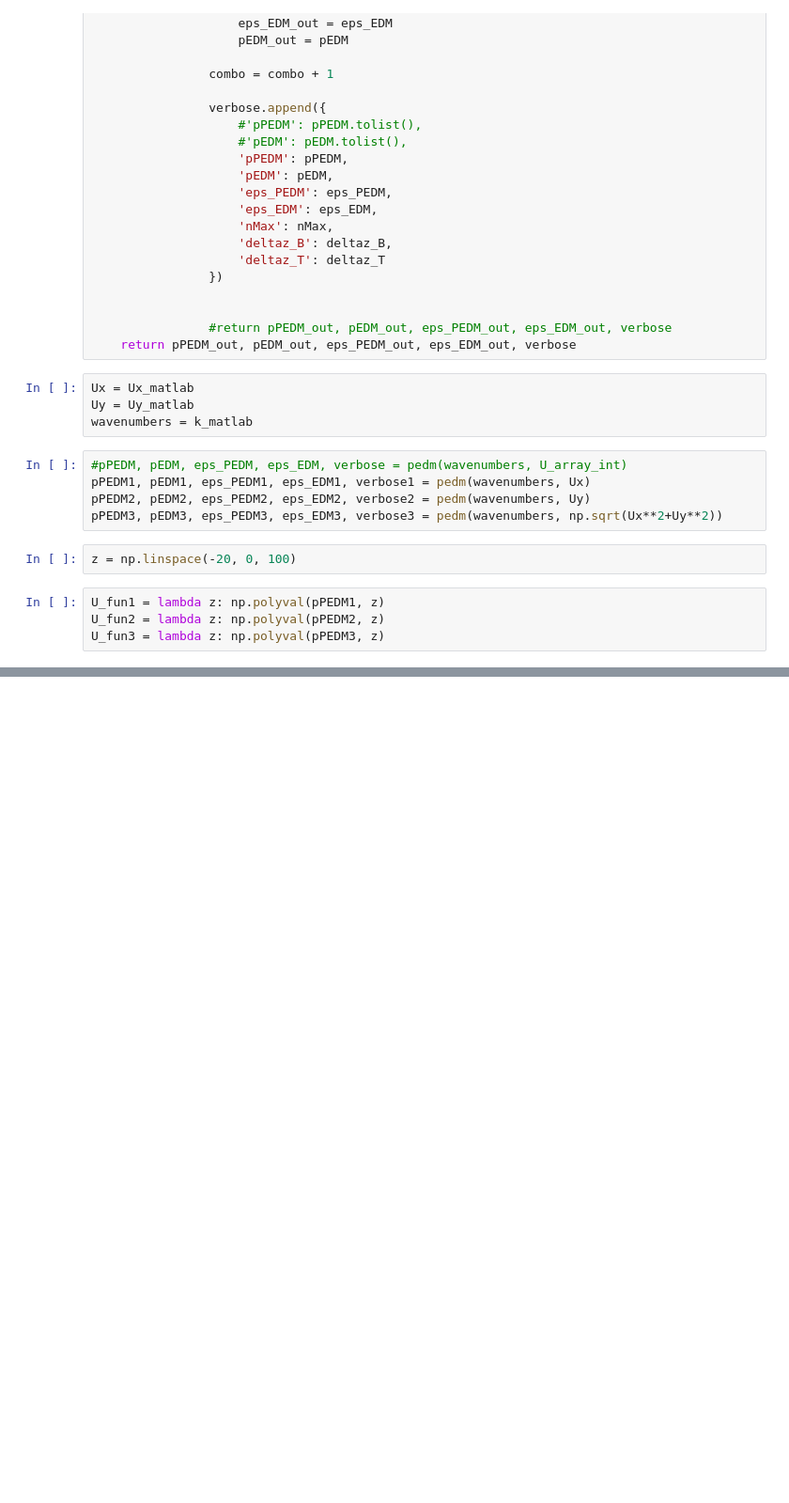
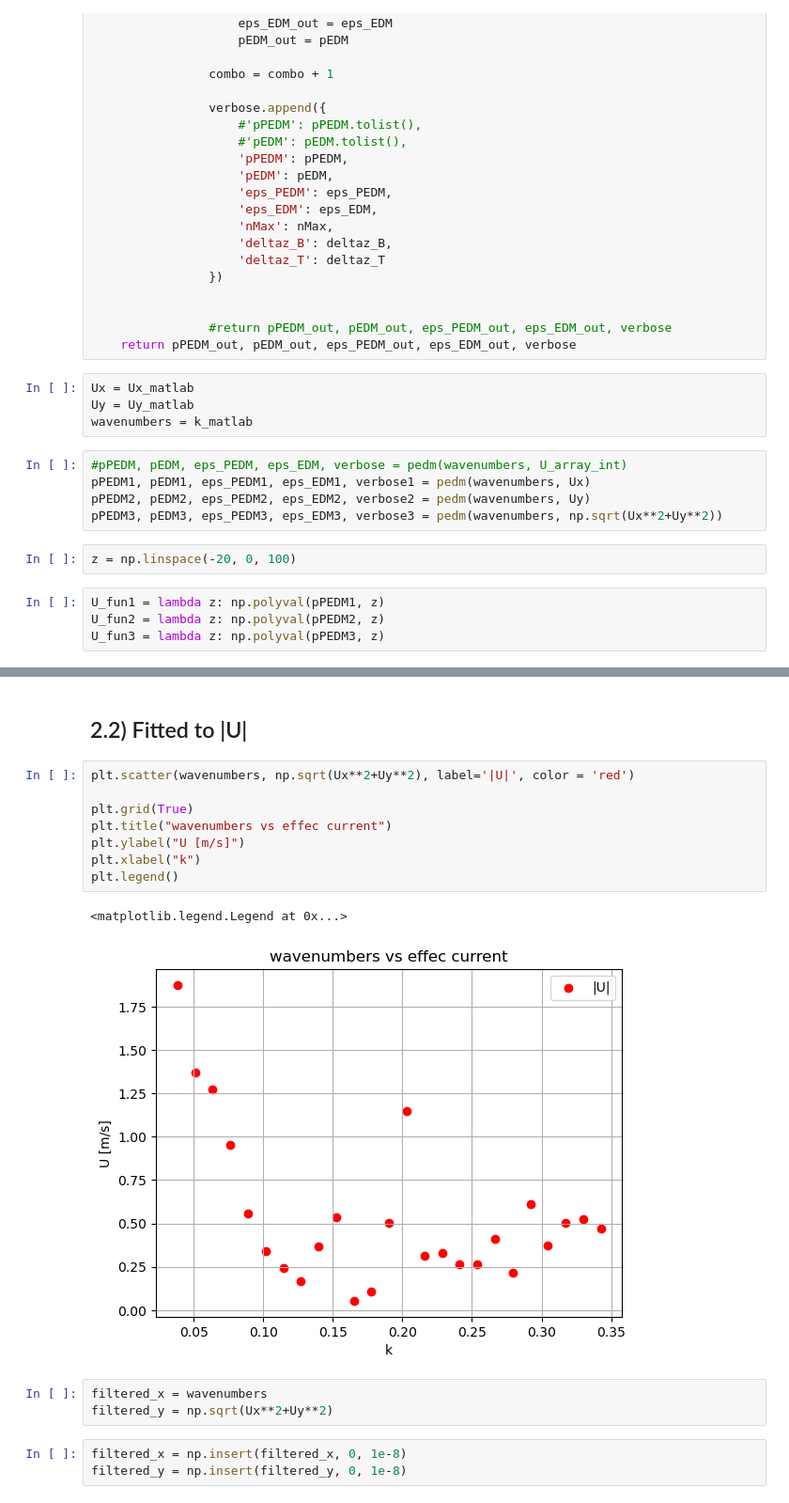
Before and after one commit to joeyanderson1/4th-Year-Thesis, a Jupyter notebook: NSP method on Shifted Square data.ipynb, the cells around one changed output, grey strips where cells are left out. Shown at 94% size. Saved outputs shown, nothing was run; the diff lists cells and outputs as text; blank space fills up the shorter version.

```diff
--- a/NSP method on Shifted Square data.ipynb
+++ b/NSP method on Shifted Square data.ipynb
@@ -706,0 +709,19 @@ plt.legend()
+# %% [markdown]
+## 2.2) Fitted to |U|
+# %%
+plt.scatter(wavenumbers, np.sqrt(Ux**2+Uy**2), label='|U|', color = 'red')
+
+plt.grid(True)
+plt.title("wavenumbers vs effec current")
+plt.ylabel("U [m/s]")
+plt.xlabel("k")
+plt.legend()
+# %% [output]
+<matplotlib.legend.Legend at 0x...>
+[figure, added]
+# %%
+filtered_x = wavenumbers
+filtered_y = np.sqrt(Ux**2+Uy**2)
+# %%
+filtered_x = np.insert(filtered_x, 0, 1e-8)
+filtered_y = np.insert(filtered_y, 0, 1e-8)
```
Also changed, not shown: parts of 11 cells of this notebook.
